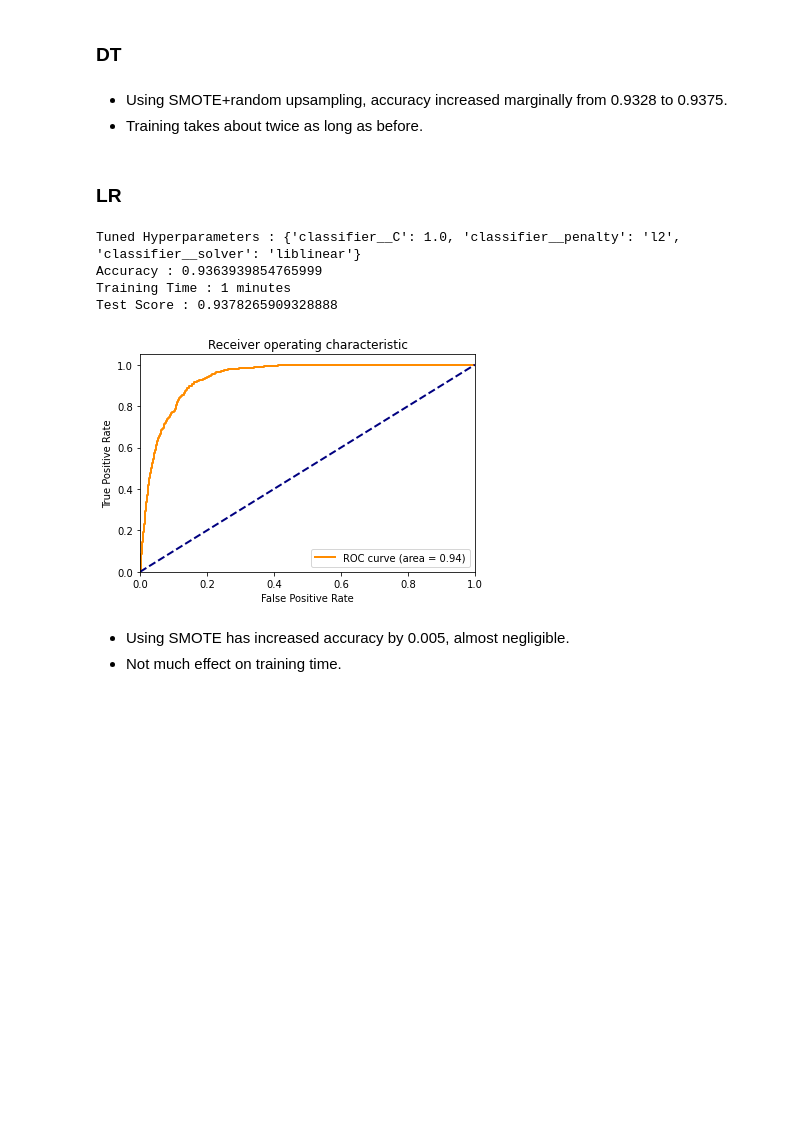
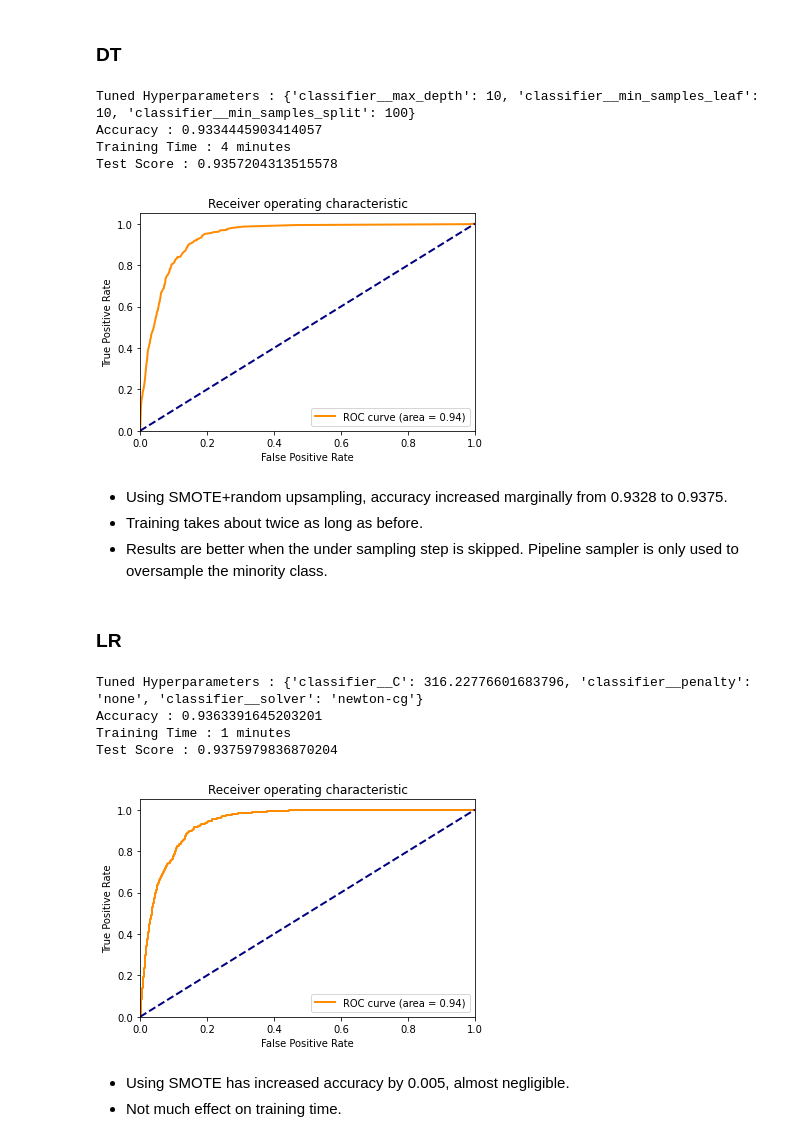
Before and after one commit to gitkym/uvs_bank_marketing_project, a Jupyter notebook: feature_selection.ipynb, the cells around one changed output. Saved outputs shown, nothing was run; the diff lists cells and outputs as text; code cells hidden in the pictures; blank space fills up the shorter version.

```diff
--- a/feature_selection.ipynb
+++ b/feature_selection.ipynb
@@ -474,39 +474,50 @@ Since data is severly imbalanced, it would be prudent to employ some re-sampling
 # %%
 import make_model_3
 reload(make_model_3)
 from make_model_3 import make_model_l, make_model_nl
 
 random_state = 42
 folds = 5
 
-over_size = 0.5
-under_size = 0.5
+over_size = 0.3
+under_size = None
 model_name = f'smote_dt_{over_size}_{under_size}'
 model = DecisionTreeClassifier(random_state=random_state)
 parameters = param_grids.param_dt
 
 df = df_orig.copy()
 
 clf_grid, time, test_score = make_model_nl(df, model, parameters,test_size = 0.2, folds=folds, over_size=over_size, under_size=under_size)
 
 # save the model to disk
 pickle.dump(clf_grid, open(f'trained_models/{model_name}.pkl', 'wb'))
 
 output_file = f'trained_models/{model_name}.txt'
 
 with open(output_file, 'w') as f:
         # Write the tuned hyperparameters and accuracy to file
         f.write(f"Tuned Hyperparameters: {clf_grid.best_params_}\n")
         f.write(f"Accuracy: {clf_grid.best_score_}\n")
         # Write training time in minutes to file
         f.write(f"Training Time: {time} minutes\n")
         f.write(f"Test Score: {test_score}\n")
+# %% [output]
+Tuned Hyperparameters : {'classifier__max_depth': 10, 'classifier__min_samples_leaf': 10, 'classifier__min_samples_split': 100}
+Accuracy : 0.9334445903414057
+Training Time : 4 minutes
+Test Score : 0.9357204313515578
+[figure, added]
 # %% [markdown]
 - Using SMOTE+random upsampling, accuracy increased marginally from 0.9328 to 0.9375.
 - Training takes about twice as long as before.
+- Results are better when the under sampling step is skipped. Pipeline sampler is only used to oversample the minority class.
 # %% [markdown]
 ### LR
 # %%
+import make_model_3
+reload(make_model_3)
+from make_model_3 import make_model_l, make_model_nl
+
 random_state = 42
 folds = 5
 
@@ -532,10 +543,10 @@ with open(output_file, 'w') as f:
         f.write(f"Training Time: {time} minutes\n")
         f.write(f"Test Score: {time}\n")
 # %% [output]
-Tuned Hyperparameters : {'classifier__C': 1.0, 'classifier__penalty': 'l2', 'classifier__solver': 'liblinear'}
-Accuracy : 0.9363939854765999
+Tuned Hyperparameters : {'classifier__C': 316.22776601683796, 'classifier__penalty': 'none', 'classifier__solver': 'newton-cg'}
+Accuracy : 0.9363391645203201
 Training Time : 1 minutes
-Test Score : 0.9378265909328888
+Test Score : 0.9375979836870204
 [figure]
 # %% [markdown]
 - Using SMOTE has increased accuracy by 0.005, almost negligible.
```
Also changed, not shown: parts of 3 cells of this notebook, 11 other files.
